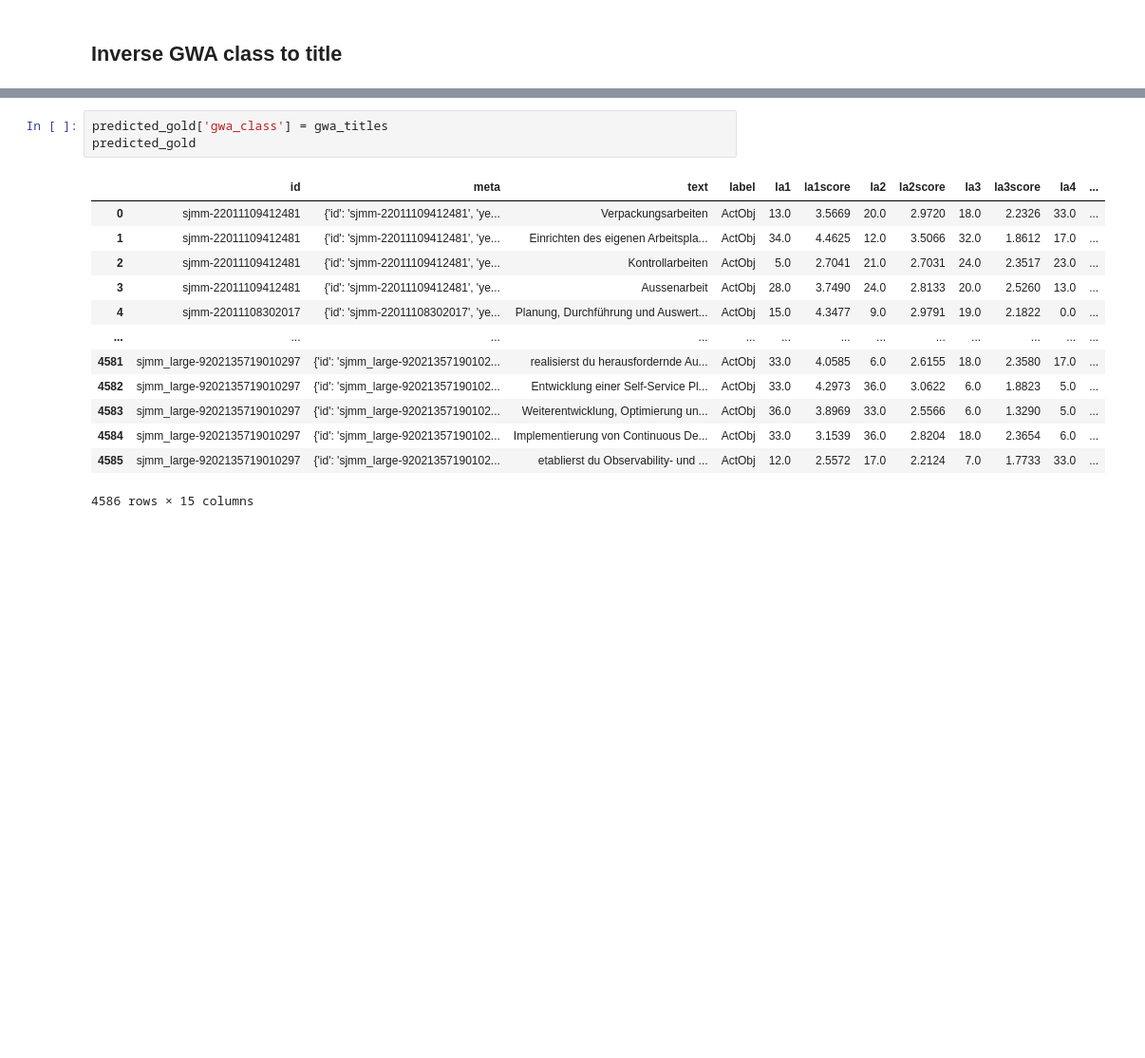
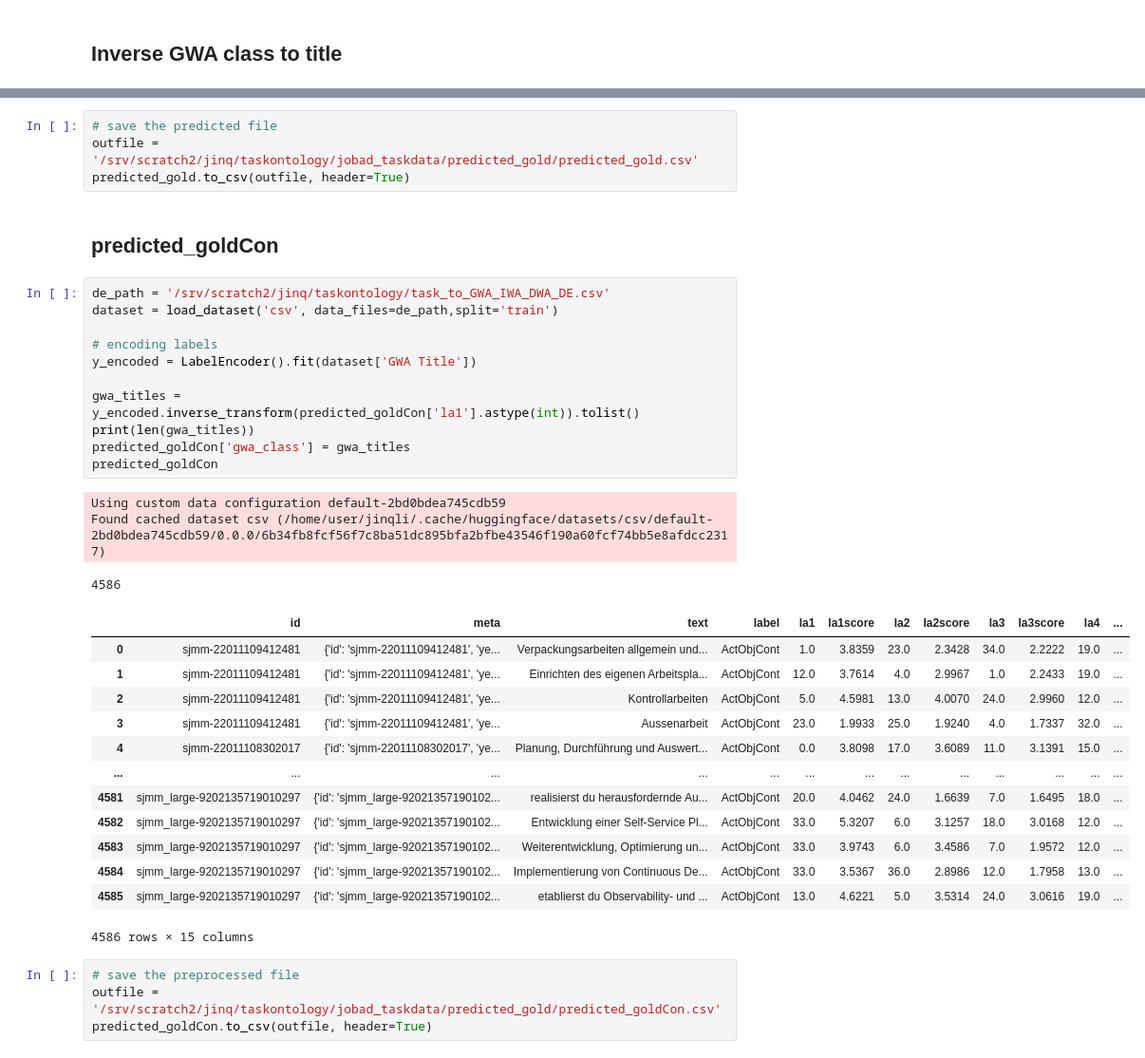
Before and after one commit to Jinqiao-Li/Master-Thesis, a Jupyter notebook: inference.ipynb, the cells around one changed output, grey strips where cells are left out. Shown at 95% size. Cells and saved outputs as stored; diff of their text form; blank space fills up the shorter version.

```diff
--- a/inference.ipynb
+++ b/inference.ipynb
@@ -186,17 +190,38 @@ Found cached dataset csv (/home/user/jinqli/.cache/huggingface/datasets/csv/defa
-# %%
-predicted_gold['gwa_class'] = gwa_titles
-predicted_gold
-# %% [output]
-|  | id | meta | text | label | la1 | la1score | la2 | la2score | la3 | la3score | la4 | ... |
-| 0 | sjmm-22011109412481 | {'id': 'sjmm-22011109412481', 'ye... | Verpackungsarbeiten | ActObj | 13.0 | 3.5669 | 20.0 | 2.9720 | 18.0 | 2.2326 | 33.0 | ... |
-| 1 | sjmm-22011109412481 | {'id': 'sjmm-22011109412481', 'ye... | Einrichten des eigenen Arbeitspla... | ActObj | 34.0 | 4.4625 | 12.0 | 3.5066 | 32.0 | 1.8612 | 17.0 | ... |
-| 2 | sjmm-22011109412481 | {'id': 'sjmm-22011109412481', 'ye... | Kontrollarbeiten | ActObj | 5.0 | 2.7041 | 21.0 | 2.7031 | 24.0 | 2.3517 | 23.0 | ... |
-| 3 | sjmm-22011109412481 | {'id': 'sjmm-22011109412481', 'ye... | Aussenarbeit | ActObj | 28.0 | 3.7490 | 24.0 | 2.8133 | 20.0 | 2.5260 | 13.0 | ... |
-| 4 | sjmm-22011108302017 | {'id': 'sjmm-22011108302017', 'ye... | Planung, Durchführung und Auswert... | ActObj | 15.0 | 4.3477 | 9.0 | 2.9791 | 19.0 | 2.1822 | 0.0 | ... |
-| ... | ... | ... | ... | ... | ... | ... | ... | ... | ... | ... | ... | ... |
-| 4581 | sjmm_large-9202135719010297 | {'id': 'sjmm_large-92021357190102... | realisierst du herausfordernde Au... | ActObj | 33.0 | 4.0585 | 6.0 | 2.6155 | 18.0 | 2.3580 | 17.0 | ... |
-| 4582 | sjmm_large-9202135719010297 | {'id': 'sjmm_large-92021357190102... | Entwicklung einer Self-Service Pl... | ActObj | 33.0 | 4.2973 | 36.0 | 3.0622 | 6.0 | 1.8823 | 5.0 | ... |
-| 4583 | sjmm_large-9202135719010297 | {'id': 'sjmm_large-92021357190102... | Weiterentwicklung, Optimierung un... | ActObj | 36.0 | 3.8969 | 33.0 | 2.5566 | 6.0 | 1.3290 | 5.0 | ... |
-| 4584 | sjmm_large-9202135719010297 | {'id': 'sjmm_large-92021357190102... | Implementierung von Continuous De... | ActObj | 33.0 | 3.1539 | 36.0 | 2.8204 | 18.0 | 2.3654 | 6.0 | ... |
-| 4585 | sjmm_large-9202135719010297 | {'id': 'sjmm_large-92021357190102... | etablierst du Observability- und ... | ActObj | 12.0 | 2.5572 | 17.0 | 2.2124 | 7.0 | 1.7733 | 33.0 | ... |
-4586 rows × 15 columns
+# %%
+# save the predicted file
+outfile = '/srv/scratch2/jinq/taskontology/jobad_taskdata/predicted_gold/predicted_gold.csv'
+predicted_gold.to_csv(outfile, header=True)
+# %% [markdown]
+## predicted_goldCon
+# %%
+de_path = '/srv/scratch2/jinq/taskontology/task_to_GWA_IWA_DWA_DE.csv'
+dataset = load_dataset('csv', data_files=de_path,split='train')
+
+# encoding labels
+y_encoded = LabelEncoder().fit(dataset['GWA Title'])
+
+gwa_titles = y_encoded.inverse_transform(predicted_goldCon['la1'].astype(int)).tolist()
+print(len(gwa_titles))
+predicted_goldCon['gwa_class'] = gwa_titles
+predicted_goldCon
+# %% [output]
+Using custom data configuration default-2bd0bdea745cdb59
+Found cached dataset csv (/home/user/jinqli/.cache/huggingface/datasets/csv/default-2bd0bdea745cdb59/0.0.0/6b34fb8fcf56f7c8ba51dc895bfa2bfbe43546f190a60fcf74bb5e8afdcc2317)
+4586
+|  | id | meta | text | label | la1 | la1score | la2 | la2score | la3 | la3score | la4 | ... |
+| 0 | sjmm-22011109412481 | {'id': 'sjmm-22011109412481', 'ye... | Verpackungsarbeiten allgemein und... | ActObjCont | 1.0 | 3.8359 | 23.0 | 2.3428 | 34.0 | 2.2222 | 19.0 | ... |
+| 1 | sjmm-22011109412481 | {'id': 'sjmm-22011109412481', 'ye... | Einrichten des eigenen Arbeitspla... | ActObjCont | 12.0 | 3.7614 | 4.0 | 2.9967 | 1.0 | 2.2433 | 19.0 | ... |
+| 2 | sjmm-22011109412481 | {'id': 'sjmm-22011109412481', 'ye... | Kontrollarbeiten | ActObjCont | 5.0 | 4.5981 | 13.0 | 4.0070 | 24.0 | 2.9960 | 12.0 | ... |
+| 3 | sjmm-22011109412481 | {'id': 'sjmm-22011109412481', 'ye... | Aussenarbeit | ActObjCont | 23.0 | 1.9933 | 25.0 | 1.9240 | 4.0 | 1.7337 | 32.0 | ... |
+| 4 | sjmm-22011108302017 | {'id': 'sjmm-22011108302017', 'ye... | Planung, Durchführung und Auswert... | ActObjCont | 0.0 | 3.8098 | 17.0 | 3.6089 | 11.0 | 3.1391 | 15.0 | ... |
+| ... | ... | ... | ... | ... | ... | ... | ... | ... | ... | ... | ... | ... |
+| 4581 | sjmm_large-9202135719010297 | {'id': 'sjmm_large-92021357190102... | realisierst du herausfordernde Au... | ActObjCont | 20.0 | 4.0462 | 24.0 | 1.6639 | 7.0 | 1.6495 | 18.0 | ... |
+| 4582 | sjmm_large-9202135719010297 | {'id': 'sjmm_large-92021357190102... | Entwicklung einer Self-Service Pl... | ActObjCont | 33.0 | 5.3207 | 6.0 | 3.1257 | 18.0 | 3.0168 | 12.0 | ... |
+| 4583 | sjmm_large-9202135719010297 | {'id': 'sjmm_large-92021357190102... | Weiterentwicklung, Optimierung un... | ActObjCont | 33.0 | 3.9743 | 6.0 | 3.4586 | 7.0 | 1.9572 | 12.0 | ... |
+| 4584 | sjmm_large-9202135719010297 | {'id': 'sjmm_large-92021357190102... | Implementierung von Continuous De... | ActObjCont | 33.0 | 3.5367 | 36.0 | 2.8986 | 12.0 | 1.7958 | 13.0 | ... |
+| 4585 | sjmm_large-9202135719010297 | {'id': 'sjmm_large-92021357190102... | etablierst du Observability- und ... | ActObjCont | 13.0 | 4.6221 | 5.0 | 3.5314 | 24.0 | 3.0616 | 19.0 | ... |
+4586 rows × 15 columns
+# %%
+# save the preprocessed file
+outfile = '/srv/scratch2/jinq/taskontology/jobad_taskdata/predicted_gold/predicted_goldCon.csv'
+predicted_goldCon.to_csv(outfile, header=True)
```
Also changed, not shown: parts of 9 cells of this notebook, 1 other file.
